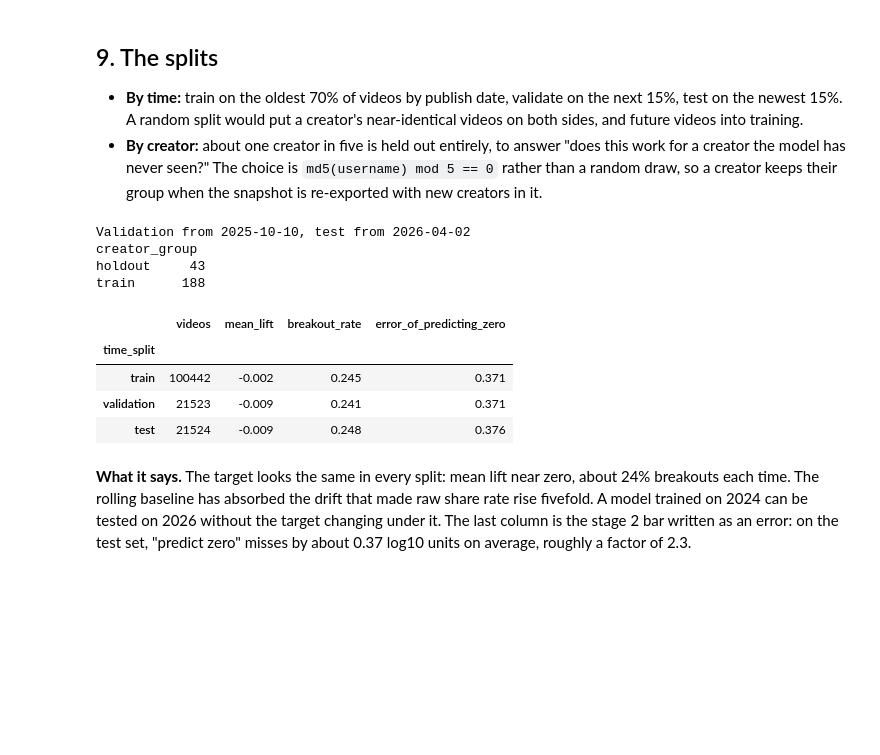
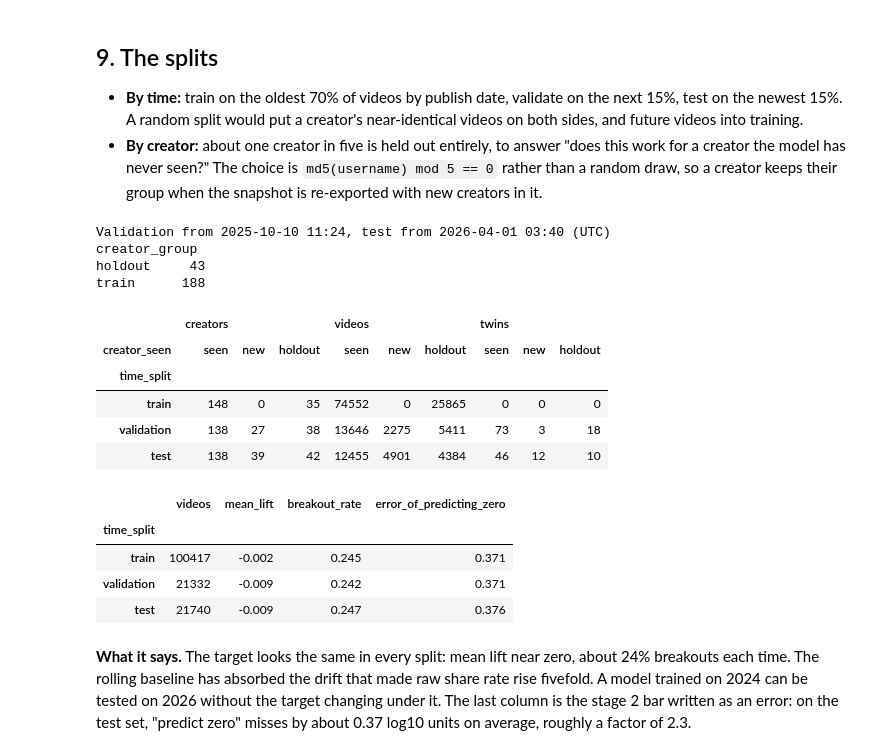
Before and after one commit to saricmilos/share-rate-prediction, a Jupyter notebook: notebooks/01_eda_target.ipynb, the cells around one changed output. Saved outputs shown, nothing was run; the diff lists cells and outputs as text; code cells hidden in the pictures; blank space fills up the shorter version.

```diff
--- a/notebooks/01_eda_target.ipynb
+++ b/notebooks/01_eda_target.ipynb
@@ -438,36 +439,82 @@ means predicting `lift = 0`. Every later model has to explain part of the other
   model has never seen?" The choice is `md5(username) mod 5 == 0` rather than a random draw, so a creator keeps
   their group when the snapshot is re-exported with new creators in it.
 # %%
-cut_validation, cut_test = target.published_at.quantile([0.70, 0.85])
+# Frozen on the 2026-10-14 snapshot: stage 1's cut instants (cell 27), not quantiles re-computed on new rows.
+# Counts that arrive in a later export never enter these splits, so the notebook refuses to run on one.
+FROZEN_SNAPSHOT = "2026-10-14T09:56:20+00:00"
+exported_at = snapshot.execute("SELECT value FROM export_info WHERE key = 'exported_at'").fetchone()[0]
+assert exported_at == FROZEN_SNAPSHOT, f"The splits are frozen on the {FROZEN_SNAPSHOT} export, not {exported_at}"
+
 target["time_split"] = np.select(
-    [target.published_at < cut_validation, target.published_at < cut_test],
+    [target.published_at < CUT_VALIDATION, target.published_at < CUT_TEST],
     ["train", "validation"],
     default="test",
 )
 target["creator_group"] = [
     "holdout" if int(hashlib.md5(name.encode()).hexdigest(), 16) % 5 == 0 else "train"
     for name in target.username
 ]
+# Rule 3: a training-group creator counts as seen only if they have videos in the training period.
+training = (target.time_split == "train") & (target.creator_group == "train")
+target["creator_seen"] = np.select(
+    [target.creator_group == "holdout", target.username.isin(target.username[training])],
+    ["holdout", "seen"],
+    default="new",
+)
 
-print(f"Validation from {cut_validation:%Y-%m-%d}, test from {cut_test:%Y-%m-%d}")
+# Reposts: an evaluation video whose clip (same English transcript of at least 8 words, same on-screen text,
+# same duration) is also among the training rows. Stages 3 and 4 report with and without them.
+texts = pd.read_sql(
+    """SELECT username, video_id, transcript_en, onscreen_text_en, duration_seconds
+       FROM videos WHERE platform = 'tiktok' AND has_stats = 1""",
+    snapshot,
+)
+
+
+def normalised(text):
+    text = re.sub(r"[^\w\s]", " ", text.lower() if isinstance(text, str) else "")
+    return " ".join(text.split())
+
+
+transcript = texts.transcript_en.map(normalised)
+texts["clip_key"] = [
+    hashlib.sha1(f"{words}|{normalised(onscreen)}|{duration}".encode()).hexdigest()
+    if len(words.split()) >= 8 else None
+    for words, onscreen, duration in zip(transcript, texts.onscreen_text_en, texts.duration_seconds)
+]
+clips = target[["username", "video_id"]].merge(texts, on=["username", "video_id"], how="left").clip_key
+clips.index = target.index
+target["has_twin"] = ((target.time_split != "train") & clips.isin(clips[training].dropna())).astype(int)
+
+print(f"Validation from {CUT_VALIDATION:%Y-%m-%d %H:%M}, test from {CUT_TEST:%Y-%m-%d %H:%M} (UTC)")
 print(target.groupby("creator_group").username.nunique().rename("creators").to_string(), "\n")
+groups = target.groupby(["time_split", "creator_seen"]).agg(
+    creators=("username", "nunique"), videos=("lift", "size"), twins=("has_twin", "sum"))
+display(groups.unstack().reindex(["train", "validation", "test"])
+        .reindex(columns=["seen", "new", "holdout"], level=1).fillna(0).astype(int))
 summary = target.groupby("time_split").agg(
     videos=("lift", "size"),
     mean_lift=("lift", "mean"),
     breakout_rate=("breakout", "mean"),
     error_of_predicting_zero=("lift", lambda x: x.abs().mean()),
 ).loc[["train", "validation", "test"]]
 summary.round(3)
 # %% [output]
-Validation from 2025-10-10, test from 2026-04-02
+Validation from 2025-10-10 11:24, test from 2026-04-01 03:40 (UTC)
 creator_group
 holdout     43
 train      188
-|  | videos | mean_lift | breakout_rate | error_of_predicting_zero |
-| time_split |  |  |  |  |
-| train | 100442 | -0.002 | 0.245 | 0.371 |
-| validation | 21523 | -0.009 | 0.241 | 0.371 |
-| test | 21524 | -0.009 | 0.248 | 0.376 |
+|  | creators |  |  | videos |  |  | twins |  |  |
+| creator_seen | seen | new | holdout | seen | new | holdout | seen | new | holdout |
+| time_split |  |  |  |  |  |  |  |  |  |
+| train | 148 | 0 | 35 | 74552 | 0 | 25865 | 0 | 0 | 0 |
+| validation | 138 | 27 | 38 | 13646 | 2275 | 5411 | 73 | 3 | 18 |
+| test | 138 | 39 | 42 | 12455 | 4901 | 4384 | 46 | 12 | 10 |
+|  | videos | mean_lift | breakout_rate | error_of_predicting_zero |
+| time_split |  |  |  |  |
+| train | 100417 | -0.002 | 0.245 | 0.371 |
+| validation | 21332 | -0.009 | 0.242 | 0.371 |
+| test | 21740 | -0.009 | 0.247 | 0.376 |
 # %% [markdown]
 **What it says.** The target looks the same in every split: mean lift near zero, about 24% breakouts each time.
 The rolling baseline has absorbed the drift that made raw share rate rise fivefold. A model trained on 2024 can be
```
Also changed, not shown: parts of 2 cells of this notebook.
